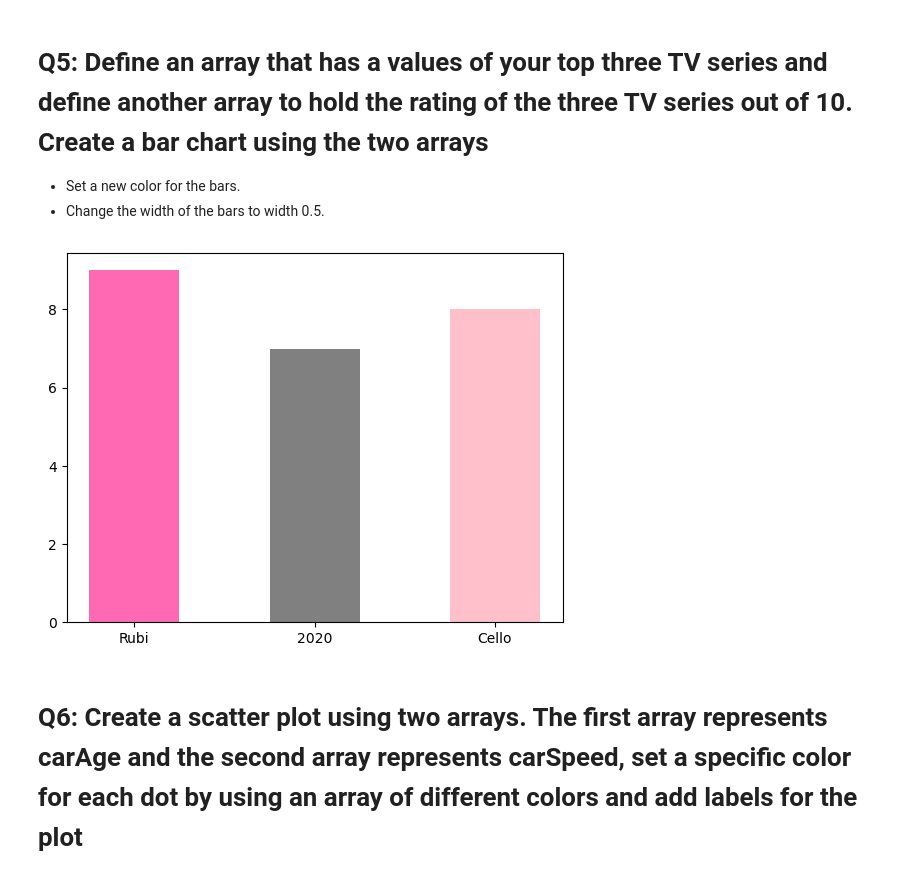
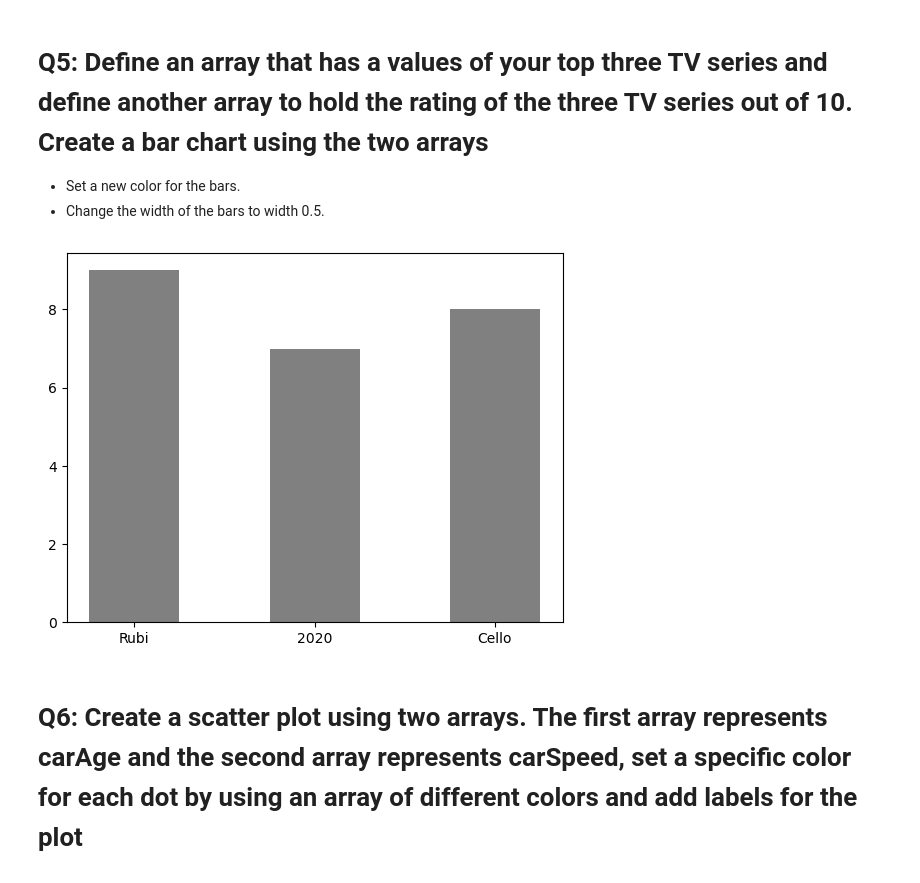
Before and after one commit to Tuwaiq-Data-Science-Bootcamp-V4/Matplotlib-Lab2, a Jupyter notebook: Matplotlib_Assignment2.ipynb, the cells around one changed output. Saved outputs shown, nothing was run; the diff lists cells and outputs as text; code cells hidden in the pictures.

```diff
--- a/Matplotlib_Assignment2.ipynb
+++ b/Matplotlib_Assignment2.ipynb
@@ -91,12 +91,12 @@ plt.show()
 # %%
 s =np.array(["Rubi","2020","Cello"])
 r =np.array([9,7,8])
-colors = ["hotpink","gray","pink"]
 
-plt.bar(s,r,color=colors,width=0.5)
+
+plt.bar(s,r,color="gray",width=0.5)
 plt.show()
 # %% [output]
-[figure, old version]
+[figure, new version]
 # %% [markdown]
 # Q6: Create a scatter plot  using two arrays. The first array represents carAge and the second array represents carSpeed, set a specific color for each dot by using an array of different colors and add labels for the plot
 | carAge | carSpeed |
```
Also changed, not shown: parts of 1 cell of this notebook.
